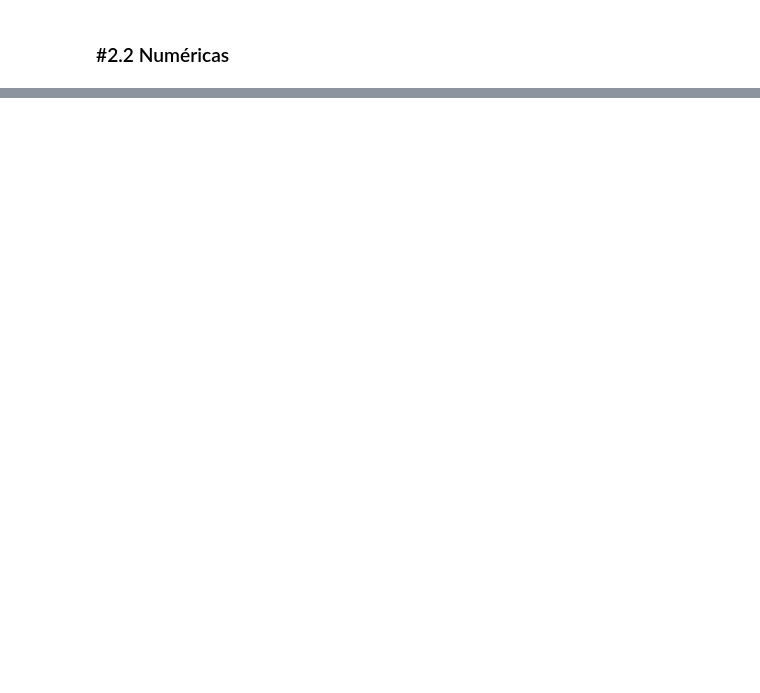
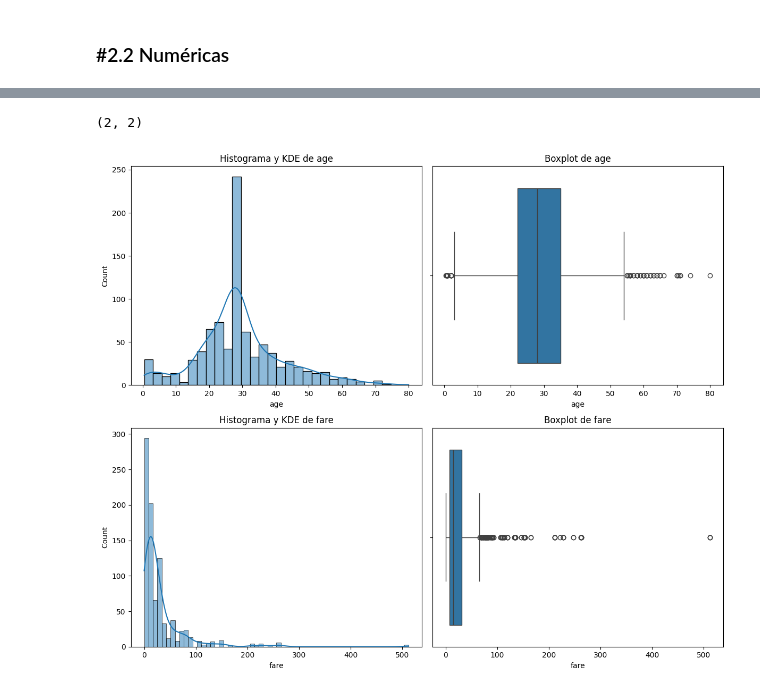
Before and after one commit to HolaSoyIsaac/DS-Online-Isaac-Fr-as, a Jupyter notebook: 03_Data_Analysis/Sprint_07/Unidad_01_Estadistica_Descriptiva_Univariante/03_Practica_Obligatoria/18_Practica_Obligatoria_Univariante.ipynb, the cells around one changed output, grey strips where cells are left out. Saved outputs shown, nothing was run; the diff lists cells and outputs as text; code cells hidden in the pictures; blank space fills up the shorter version.

```diff
--- a/03_Data_Analysis/Sprint_07/Unidad_01_Estadistica_Descriptiva_Univariante/03_Practica_Obligatoria/18_Practica_Obligatoria_Univariante.ipynb
+++ b/03_Data_Analysis/Sprint_07/Unidad_01_Estadistica_Descriptiva_Univariante/03_Practica_Obligatoria/18_Practica_Obligatoria_Univariante.ipynb
@@ -75,0 +327,5 @@ Separa el análisis en categóricas (incluyendo binarias) y numéricas. Muestra
+# %%
+plot_combined_graphs(df_titanic, numericas, whisker_width=1.5)
+# %% [output]
+(2, 2)
+[figure, added]
```
Also changed, not shown: parts of 21 cells of this notebook.
